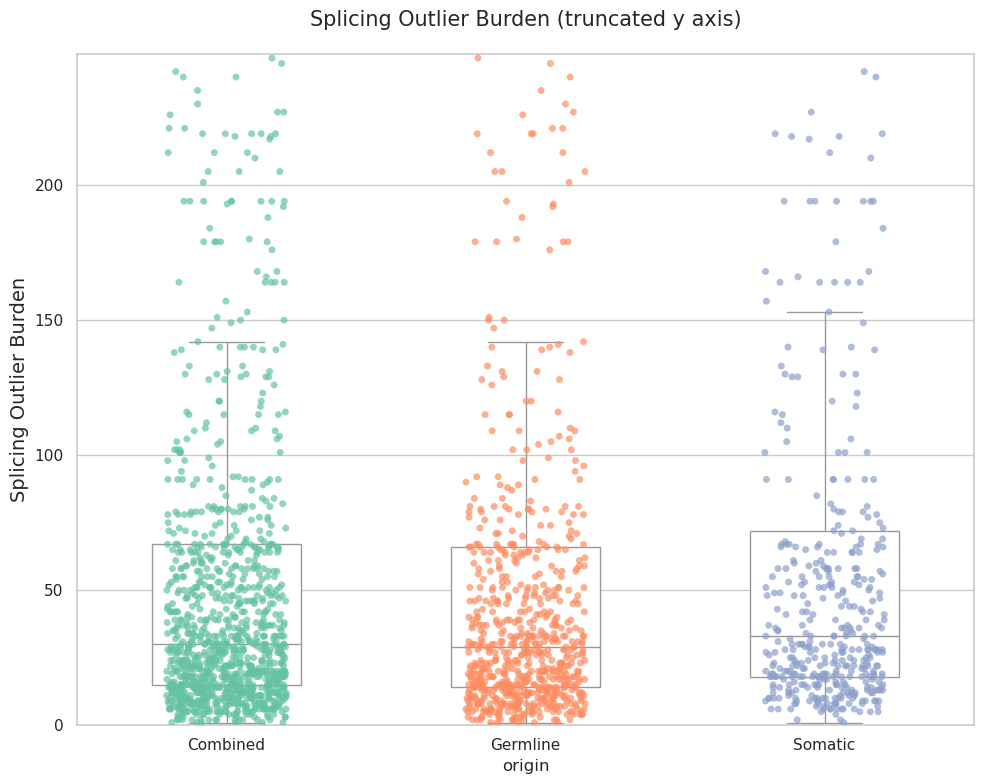
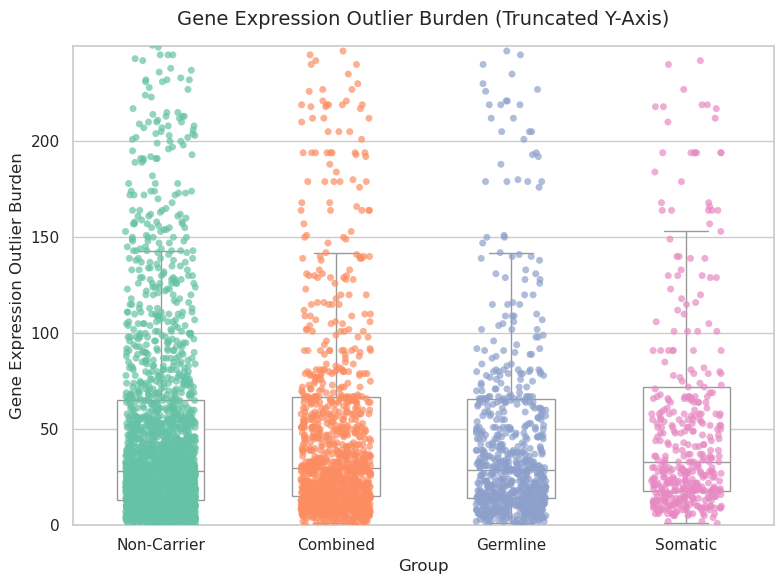
The change to this notebook cell's code, shown as a diff; its figure went from the first image to the second:
--- before
+++ after
@@ -1,13 +1,21 @@
 upper_limit = plot_df['burden'].quantile(0.90)
 
-plt.figure(figsize=(10, 8))
+plt.figure(figsize=(8, 6))
 sns.set_theme(style="whitegrid")
 
-ax = sns.boxplot(data=plot_df, x='origin', y='burden', color='white', width=0.5, showfliers=False)
-sns.stripplot(data=plot_df, x='origin', y='burden', hue='origin', palette='Set2', jitter=0.2, size=5, alpha=0.7, legend=False)
+sns.boxplot(
+    data=plot_df, x='origin', y='burden', 
+    color='white', width=0.5, showfliers=False
+)
+
+sns.stripplot(
+    data=plot_df, x='origin', y='burden', 
+    hue='origin', palette='Set2', jitter=0.2, size=5, alpha=0.7, legend=False
+)
 
 plt.ylim(0, upper_limit * 1.1) 
-plt.title('Splicing Outlier Burden (truncated y axis)', fontsize=15, pad=20)
-plt.ylabel('Splicing Outlier Burden', fontsize=14)
+plt.title('Gene Expression Outlier Burden (Truncated Y-Axis)', fontsize=14, pad=15)
+plt.ylabel('Gene Expression Outlier Burden', fontsize=12)
+plt.xlabel('Group', fontsize=12)
 plt.tight_layout()
 plt.show()

Commit: added code from cluster